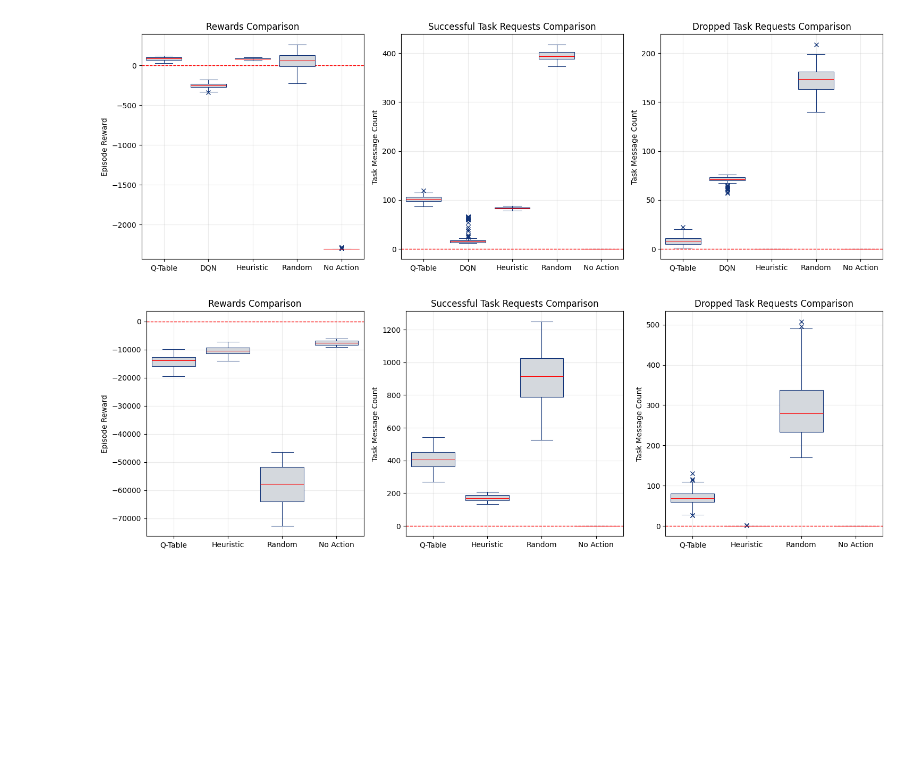
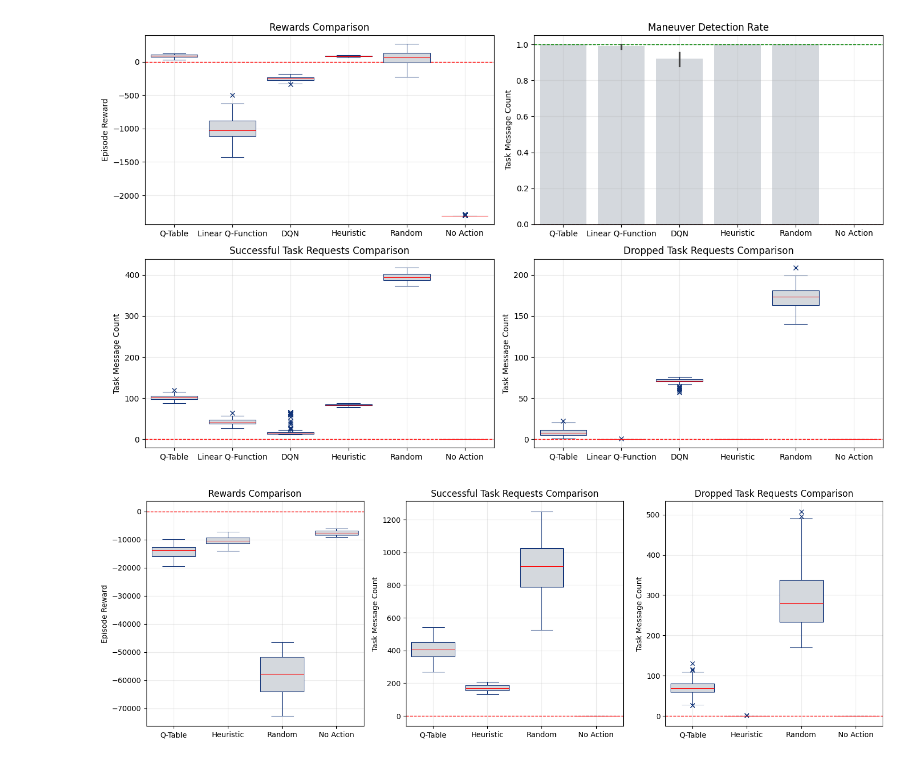
Before and after one commit to tedinspace/stat184-final-project, a Jupyter notebook: scripts/experiments/plots/ql-plotting.ipynb, the cells around one changed output. Cells and saved outputs as stored; diff of their text form; code cells hidden in the pictures; blank space fills up the shorter version.

```diff
--- a/scripts/experiments/plots/ql-plotting.ipynb
+++ b/scripts/experiments/plots/ql-plotting.ipynb
@@ -6,6 +6,7 @@ import matplotlib.pyplot as plt
 df_qt = pd.read_json("./ql_toy1_v2_comp_gen.json")
 df_qt_2 =pd.read_json("./scenario2_v2_comp_gen.json")
 df_dqn = pd.read_json("./dqn_toy1_comp_gen_comp_gen.json")
+df_lq =pd.read_json("./linear_toy1_v1_comp_gen.json")
 
 gData = lambda df, cat: {
     'Q-Table': df['Q'][cat],
@@ -15,8 +16,9 @@ gData = lambda df, cat: {
     'No Action': df['no_action'][cat],
 }
 
-qData = lambda df,df_dqn, cat: {
+qData = lambda df,df_dqn,df_l, cat: {
     'Q-Table': df['Q'][cat],
+    'Linear Q-Function': df_l['LQ'][cat],
     'DQN': df_dqn['DQN'][cat],
     'Heuristic': df['heuristic'][cat],
     'Random': df['random'][cat],
@@ -41,42 +49,45 @@ plt.show()
 # %%
-
-# Create a figure with 1 row and 3 columns
-fig, axes = plt.subplots(1, 3, figsize=(15, 5))  # 1 row, 3 columns
+# Create a figure with 2 rows and 2 columns
+fig, axes = plt.subplots(2, 2, figsize=(14, 8))  # 2 rows, 2 columns
 
 # Plot each boxplot on a different subplot
 
-axes[0].axhline(y=0, color='r', linestyle='--', linewidth=1)
-sns.boxplot(data=pd.DataFrame(qData(df_qt,df_dqn,"rewards")),color="#D3D8DE", linecolor="#137", linewidth=.75, flierprops={"marker": "x"},medianprops={"color": "r"}, ax=axes[0])
-axes[0].set_title('Rewards Comparison')
-axes[0].grid(alpha=.25)
-axes[0].set_ylabel('Episode Reward')
+# First subplot (top-left)
+axes[0, 0].axhline(y=0, color='r', linestyle='--', linewidth=1)
+sns.boxplot(data=pd.DataFrame(qData(df_qt, df_dqn, df_lq, "rewards")), color="#D3D8DE", linecolor="#137", linewidth=.75, flierprops={"marker": "x"}, medianprops={"color": "r"}, ax=axes[0, 0])
+axes[0, 0].set_title('Rewards Comparison')
+axes[0, 0].grid(alpha=.25)
+axes[0, 0].set_ylabel('Episode Reward')
 
+# Second subplot (top-right)
+axes[1, 0].axhline(y=0, color='r', linestyle='--', linewidth=1)
+sns.boxplot(data=pd.DataFrame(qData(df_qt, df_dqn, df_lq, "completed")), color="#D3D8DE", linecolor="#137", linewidth=.75, flierprops={"marker": "x"}, medianprops={"color": "r"}, ax=axes[1, 0])
+axes[1, 0].set_title('Successful Task Requests Comparison')
+axes[1, 0].grid(alpha=.25)
+axes[1, 0].set_ylabel('Task Message Count')
 
-axes[1].axhline(y=0, color='r', linestyle='--', linewidth=1)
-sns.boxplot(data=pd.DataFrame(qData(df_qt,df_dqn,"completed")),color="#D3D8DE", linecolor="#137", linewidth=.75, flierprops={"marker": "x"},medianprops={"color": "r"}, ax=axes[1])
-axes[1].set_title('Successful Task Requests Comparison')
-axes[1].grid(alpha=.25)
-axes[1].set_ylabel('Task Message Count')
+# Third subplot (bottom-left)
+axes[1, 1].axhline(y=0, color='r', linestyle='--', linewidth=1)
+sns.boxplot(data=pd.DataFrame(qData(df_qt, df_dqn, df_lq, "dropped")), color="#D3D8DE", linecolor="#137", linewidth=.75, flierprops={"marker": "x"}, medianprops={"color": "r"}, ax=axes[1, 1])
+axes[1, 1].set_title('Dropped Task Requests Comparison')
+axes[1, 1].grid(alpha=.25)
+axes[1, 1].set_ylabel('Task Message Count')
 
-
-axes[2].axhline(y=0, color='r', linestyle='--', linewidth=1)
-sns.boxplot(data=pd.DataFrame(qData(df_qt,df_dqn,"dropped")),color="#D3D8DE", linecolor="#137", linewidth=.75, flierprops={"marker": "x"},medianprops={"color": "r"}, ax=axes[2])
-axes[2].set_title('Dropped Task Requests Comparison')
-axes[2].grid(alpha=.25)
-axes[2].set_ylabel('Task Message Count')
-
-
-
-# Remove the spines around each plot
-
+# Fourth subplot (bottom-right) - if you want to leave it empty or add another plot
+axes[0, 1].axhline(y=0, color='r', linestyle='--', linewidth=1)
+axes[0, 1].axhline(y=1, color='g', linestyle='--', linewidth=1)
+sns.barplot(data=pd.DataFrame(qData(df_qt, df_dqn, df_lq, "man_det")), color="#D3D8DE", linewidth=2, ax=axes[0, 1])
+axes[0, 1].set_title('Maneuver Detection Rate')
+axes[0, 1].grid(alpha=.25)
+axes[0, 1].set_ylabel('Task Message Count')
 
 # Adjust spacing between the subplots
 plt.tight_layout()
 
 # Show the plot
 plt.show()
 # %% [output]
-[figure, old version]
+[figure, new version]
 # %%
 
 # Create a figure with 1 row and 3 columns
```
Also changed, not shown: parts of 3 cells of this notebook, 6 other files.
